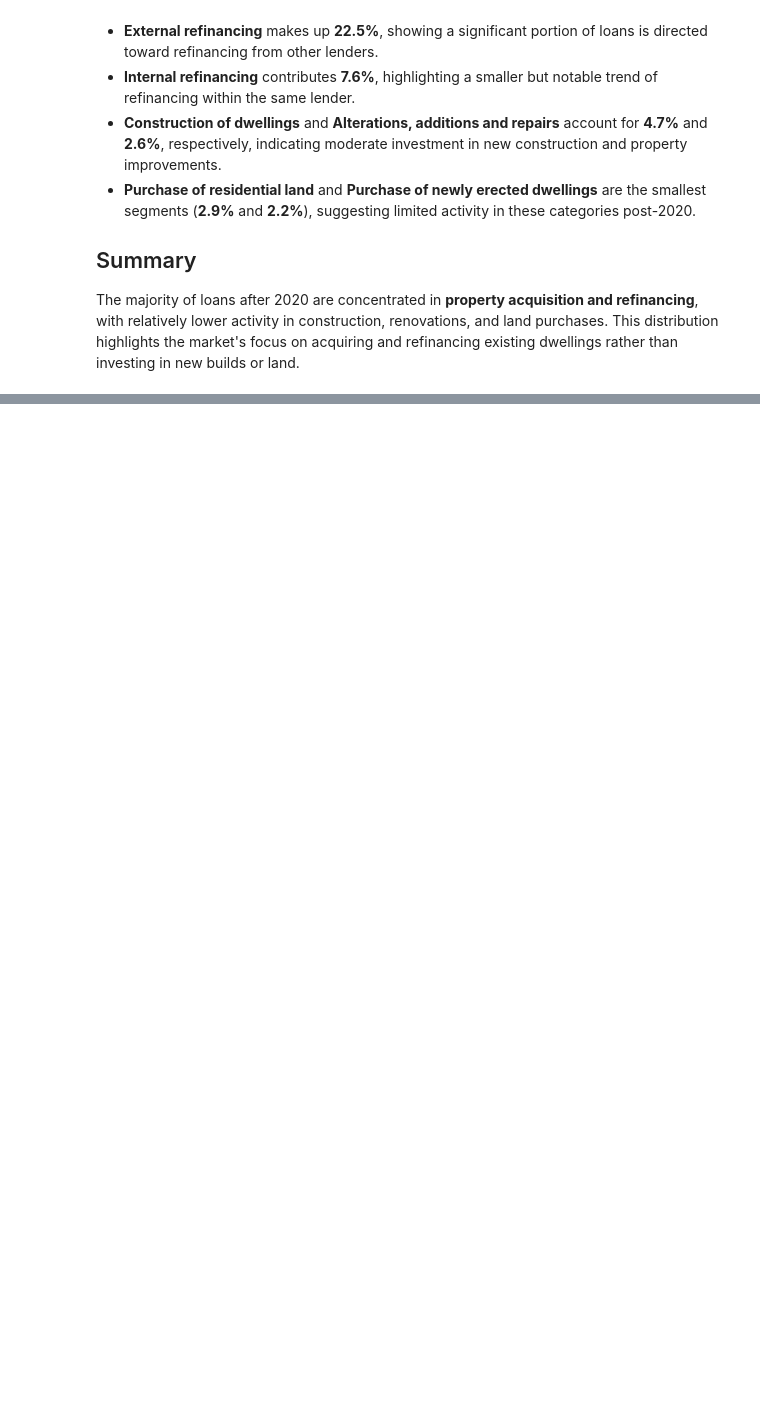
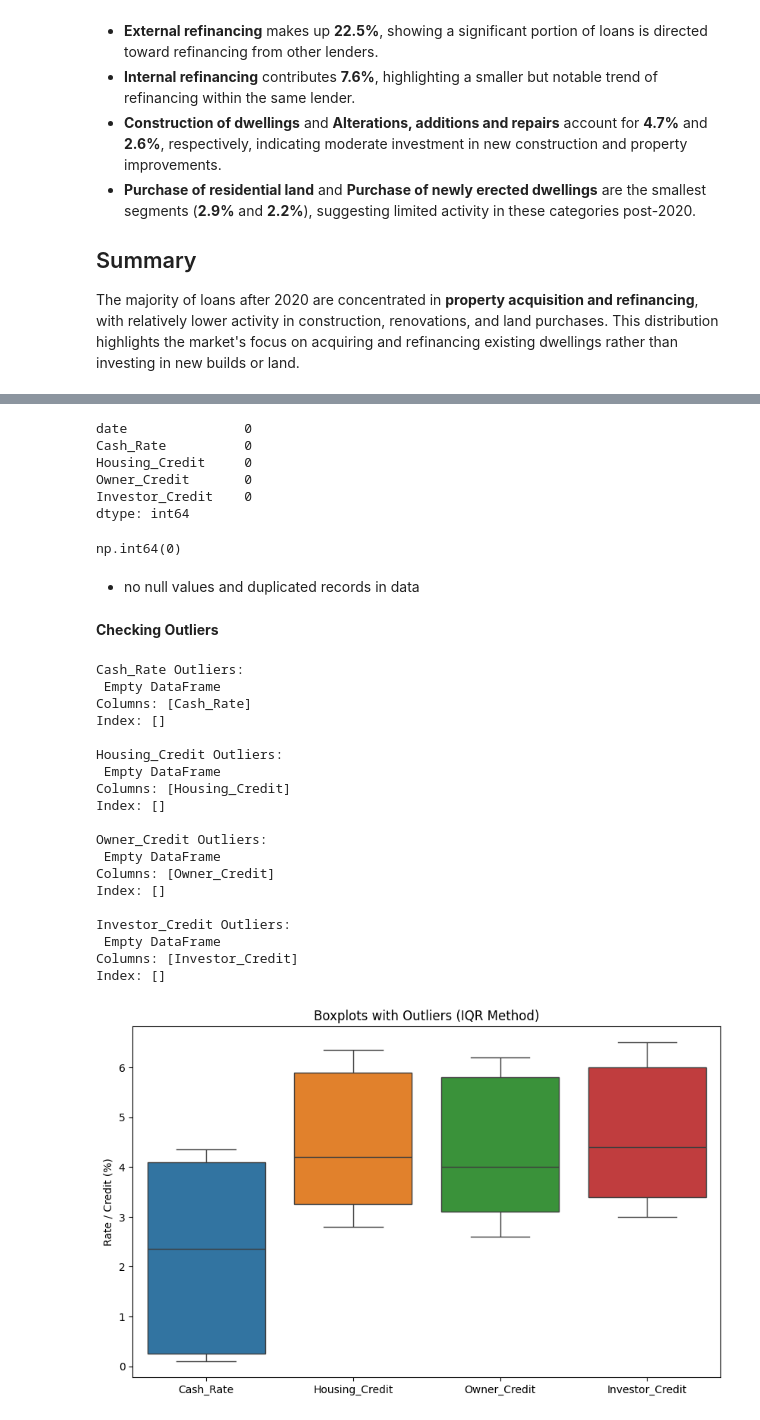
Before and after one commit to MahebobeFayyaz/Australian-Mortgage-Approval-Intelligence-System, a Jupyter notebook: Notebooks/Data_Cleaning_&_EDA.ipynb, the cells around one changed output, grey strips where cells are left out. Drawn from its saved outputs; the diff is of its cells as text; code cells hidden in the pictures; blank space fills up the shorter version.

Commit message:
RBA data analysis is done

```diff
--- a/Notebooks/Data_Cleaning_&_EDA.ipynb
+++ b/Notebooks/Data_Cleaning_&_EDA.ipynb
@@ -1419,0 +1425,4 @@ The majority of loans after 2020 are concentrated in **property acquisition and
+# %%
+# Load CSV file
+df_interest = pd.read_csv("../Datasets/df_interest.csv")
+df_interest.head(5)
@@ -1419,0 +1453,2 @@ The majority of loans after 2020 are concentrated in **property acquisition and
+# %%
+df_interest["date"] = pd.to_datetime(df_interest["date"])
@@ -1419,0 +1470,58 @@ The majority of loans after 2020 are concentrated in **property acquisition and
+# %%
+df_interest.isnull().sum()
+# %% [output]
+date               0
+Cash_Rate          0
+Housing_Credit     0
+Owner_Credit       0
+Investor_Credit    0
+dtype: int64
+# %%
+df_interest.duplicated().sum()
+# %% [output]
+np.int64(0)
+# %% [markdown]
+* no null values and duplicated records in data
+# %% [markdown]
+**Checking Outliers**
+# %%
+# Columns to check
+cols = ['Cash_Rate', 'Housing_Credit', 'Owner_Credit', 'Investor_Credit']
+
+# Calculate IQR and filter outliers (optional if you want to remove them)
+for col in cols:
+    Q1 = df_interest[col].quantile(0.25)
+    Q3 = df_interest[col].quantile(0.75)
+    IQR = Q3 - Q1
+    lower = Q1 - 1.5 * IQR
+    upper = Q3 + 1.5 * IQR
+    outliers = df_interest[(df_interest[col] < lower) | (df_interest[col] > upper)]
+    print(f"{col} Outliers:\n", outliers[[col]], "\n")
+
+# Plot boxplots
+plt.figure(figsize=(10,6))
+sns.boxplot(data=df_interest[cols])
+plt.title('Boxplots with Outliers (IQR Method)')
+plt.ylabel('Rate / Credit (%)')
+plt.show()
+# %% [output]
+Cash_Rate Outliers:
+ Empty DataFrame
+Columns: [Cash_Rate]
+Index: []
+
+Housing_Credit Outliers:
+ Empty DataFrame
+Columns: [Housing_Credit]
+Index: []
+
+Owner_Credit Outliers:
+ Empty DataFrame
+Columns: [Owner_Credit]
+Index: []
+
+Investor_Credit Outliers:
+ Empty DataFrame
+Columns: [Investor_Credit]
+Index: []
+[figure, added]
```
Also changed, not shown: parts of 10 cells of this notebook, 2 other files.
